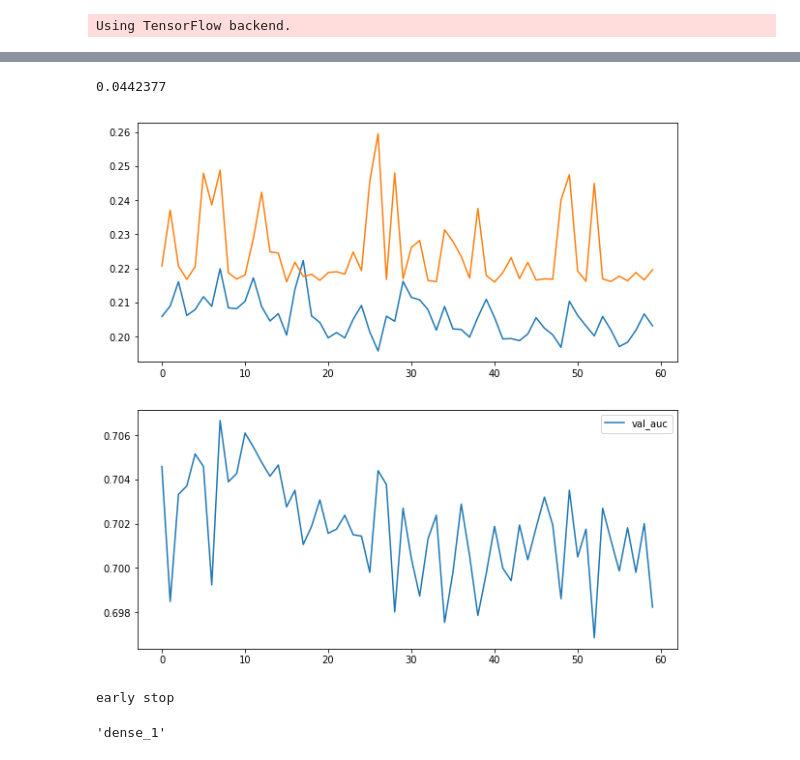
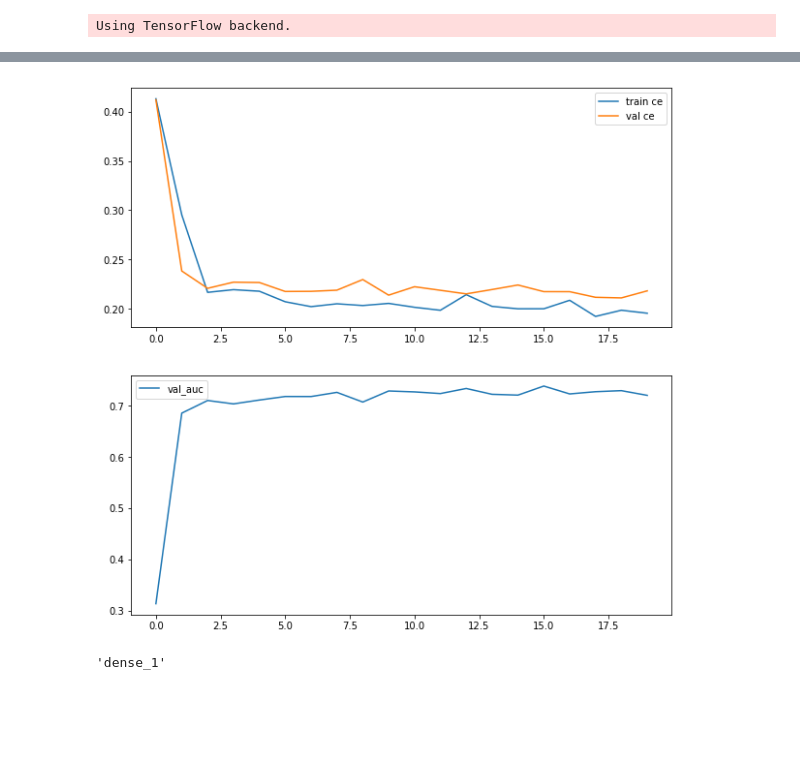
Before and after one commit to rykachevskiy/insilico_test, a Jupyter notebook: src/main.ipynb, the cells around one changed output, grey strips where cells are left out. Cells and saved outputs as stored; diff of their text form; code cells hidden in the pictures; blank space fills up the shorter version.

Commit message:
ready experiment setup

```diff
--- a/src/main.ipynb
+++ b/src/main.ipynb
@@ -272,5 +294,5 @@ sess = tf.Session()
 # %%
 exp_1 = NNexperiment("322", np.ones(X.shape[1]).astype(bool), sess)
 # %%
-exp_1.run_experiment(X_tr, y_tr, X_te, y_te, 20)
+exp_1.run_experiment(X_tr, y_tr, X_te, y_te, 3)
 # %% [output]
@@ -282,14 +304,11 @@ sess.run(exp_1.dfs.weight_layer.w).max()
 # %%
-sess.run(exp_1.dfs.weight_layer.w).max()
+#sess.run(exp_2.dfs.weight_layer.w).max()
-# %% [output]
-0.0442377
 # %%
-exp_2 = NNexperiment("322_3", np.array([True] * 10 + [False] * 1514), sess)
+exp_2 = NNexperiment("322_2", np.array([True] * 10 + [False] * 1514), sess)
 # %%
-exp_2.run_experiment(X_tr, y_tr, X_te, y_te, 100)
+exp_2.run_experiment(X_tr, y_tr, X_te, y_te, 20)
 # %% [output]
-[figure, old version]
+[figure, new version]
-early stop
 # %%
 exp_1.dfs.dense_array[0].name
 # %% [output]
```
Also changed, not shown: parts of 3 cells of this notebook.
